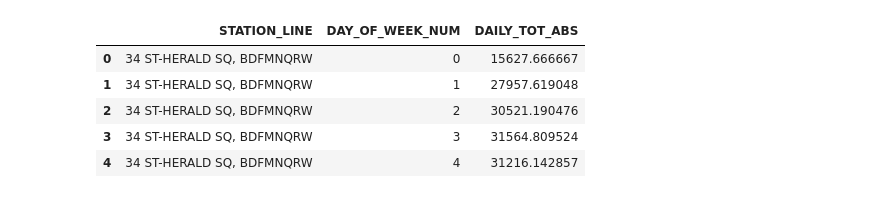
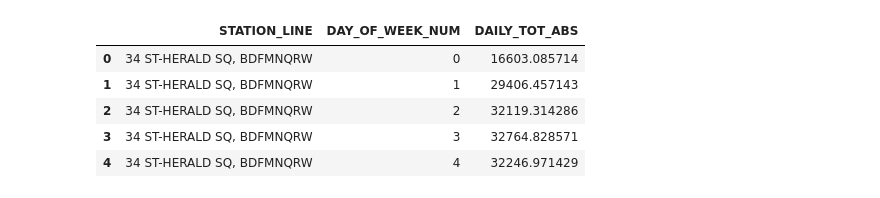
Before and after one commit to maneaterrbug/WTWY_metro_project_MR, a Jupyter notebook: jp_nb_mta_proc.ipynb, the cells around one changed output. Saved outputs shown, nothing was run; the diff lists cells and outputs as text; code cells hidden in the pictures.

```diff
--- a/jp_nb_mta_proc.ipynb
+++ b/jp_nb_mta_proc.ipynb
@@ -161,13 +205,13 @@ daily_by_station_top
 # %%
 daily_by_station_dow_mean = daily_by_station_top.groupby(['STATION_LINE','DAY_OF_WEEK_NUM']).DAILY_TOT_ABS.mean().reset_index()
-daily_by_station_sum.head()
+daily_by_station_dow_mean.head()
 # %% [output]
 |  | STATION_LINE | DAY_OF_WEEK_NUM | DAILY_TOT_ABS |
-| 0 | 34 ST-HERALD SQ, BDFMNQRW | 0 | 15627.666667 |
-| 1 | 34 ST-HERALD SQ, BDFMNQRW | 1 | 27957.619048 |
-| 2 | 34 ST-HERALD SQ, BDFMNQRW | 2 | 30521.190476 |
-| 3 | 34 ST-HERALD SQ, BDFMNQRW | 3 | 31564.809524 |
-| 4 | 34 ST-HERALD SQ, BDFMNQRW | 4 | 31216.142857 |
+| 0 | 34 ST-HERALD SQ, BDFMNQRW | 0 | 16603.085714 |
+| 1 | 34 ST-HERALD SQ, BDFMNQRW | 1 | 29406.457143 |
+| 2 | 34 ST-HERALD SQ, BDFMNQRW | 2 | 32119.314286 |
+| 3 | 34 ST-HERALD SQ, BDFMNQRW | 3 | 32764.828571 |
+| 4 | 34 ST-HERALD SQ, BDFMNQRW | 4 | 32246.971429 |
 # %%
 plt.figure(figsize=(15,8))
 plt.grid()
```
Also changed, not shown: parts of 12 cells of this notebook, 8 other files.
